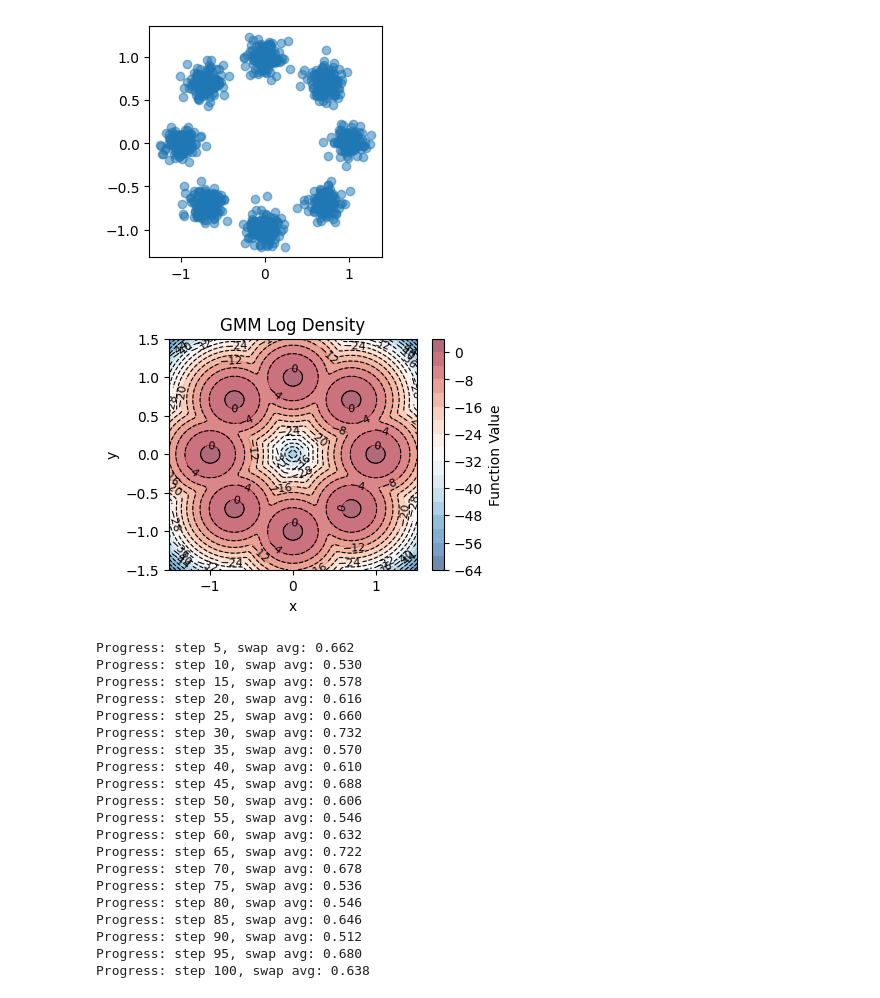
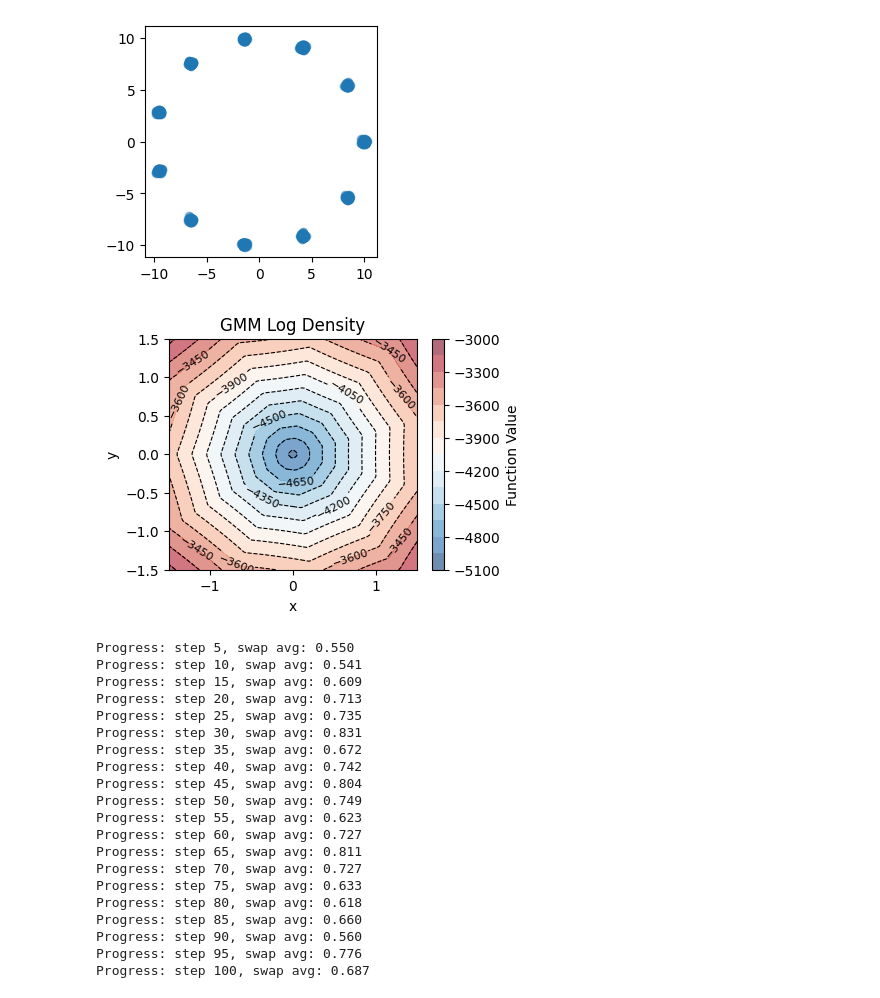
Before and after one commit to nolerk/gfn-smc-jax, a Jupyter notebook: jax_ptss.ipynb, the cells around one changed output. Saved outputs shown, nothing was run; the diff lists cells and outputs as text; code cells hidden in the pictures.

```diff
--- a/jax_ptss.ipynb
+++ b/jax_ptss.ipynb
@@ -62,25 +62,25 @@ class GMM:
     def density(self, x):
         return jnp.exp(self.log_density(x))
 # %%
-gmm = GMM(r=1.0, n_modes=8, std=0.1, seed=42)
+gmm = GMM(r=10.0, n_modes=11, std=0.1, seed=42)
 samples = gmm.sample(1000)
 
 plt.figure(figsize=(3, 3))
 plt.scatter(*samples.T, alpha=0.5)
 plt.show()
 
 x, y = jnp.meshgrid(jnp.linspace(-1.5, 1.5, 100), jnp.linspace(-1.5, 1.5, 100))
 X = jnp.stack([x.ravel(), y.ravel()]).T
 z = gmm.log_density(X).reshape(x.shape)
 draw_counter_plot(x, y, z, title="GMM Log Density", size=(4, 3))
 # %% [output]
-[figure, old version]
+[figure, new version]
-[figure, old version]
+[figure, new version]
 # %%
 key = jax.random.PRNGKey(0)
-x_start = jax.random.normal(key, (500, 2)) * 0.1
+x_start = jax.random.normal(key, (8000, 2))
 
-temps = jnp.array([1.0, 4.0, 8.0])
+temps = jnp.array([1.0, 2.0, 4.0, 8.0])
 chain = parallel_tempering_with_slice_sampling(
     x_start=x_start,
     log_density=gmm.log_density,
@@ -90,29 +90,29 @@ chain = parallel_tempering_with_slice_sampling(
     swap_freq=5,
     alpha=1.0,
     seed=0,
-    propose_region_limits=(-2.0, 2.0)
+    propose_region_limits=(-12.0, 12.0)
 )
 # %% [output]
-Progress: step 5, swap avg: 0.662
-Progress: step 10, swap avg: 0.530
-Progress: step 15, swap avg: 0.578
-Progress: step 20, swap avg: 0.616
-Progress: step 25, swap avg: 0.660
-Progress: step 30, swap avg: 0.732
-Progress: step 35, swap avg: 0.570
-Progress: step 40, swap avg: 0.610
-Progress: step 45, swap avg: 0.688
-Progress: step 50, swap avg: 0.606
-Progress: step 55, swap avg: 0.546
-Progress: step 60, swap avg: 0.632
-Progress: step 65, swap avg: 0.722
-Progress: step 70, swap avg: 0.678
-Progress: step 75, swap avg: 0.536
-Progress: step 80, swap avg: 0.546
-Progress: step 85, swap avg: 0.646
-Progress: step 90, swap avg: 0.512
-Progress: step 95, swap avg: 0.680
-Progress: step 100, swap avg: 0.638
+Progress: step 5, swap avg: 0.550
+Progress: step 10, swap avg: 0.541
+Progress: step 15, swap avg: 0.609
+Progress: step 20, swap avg: 0.713
+Progress: step 25, swap avg: 0.735
+Progress: step 30, swap avg: 0.831
+Progress: step 35, swap avg: 0.672
+Progress: step 40, swap avg: 0.742
+Progress: step 45, swap avg: 0.804
+Progress: step 50, swap avg: 0.749
+Progress: step 55, swap avg: 0.623
+Progress: step 60, swap avg: 0.727
+Progress: step 65, swap avg: 0.811
+Progress: step 70, swap avg: 0.727
+Progress: step 75, swap avg: 0.633
+Progress: step 80, swap avg: 0.618
+Progress: step 85, swap avg: 0.660
+Progress: step 90, swap avg: 0.560
+Progress: step 95, swap avg: 0.776
+Progress: step 100, swap avg: 0.687
 # %%
 plt.scatter(*chain[-1, 0].T, alpha=0.5, s=5)
 # plt.xlim(-1.5, 1.5)
```
Also changed, not shown: parts of 1 cell of this notebook, 1 other file.
